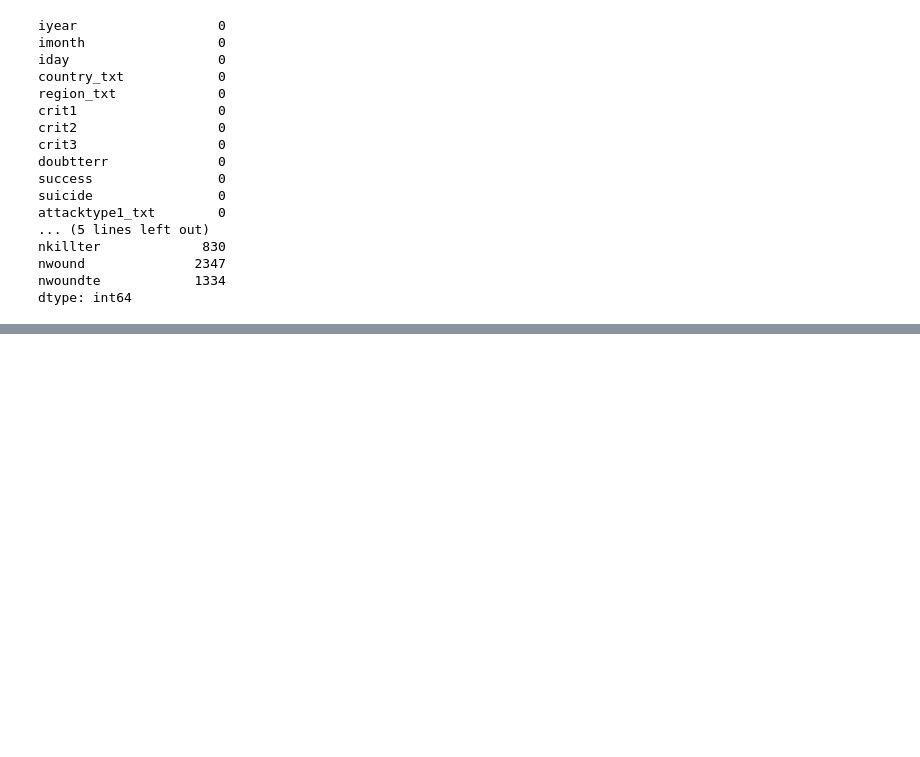
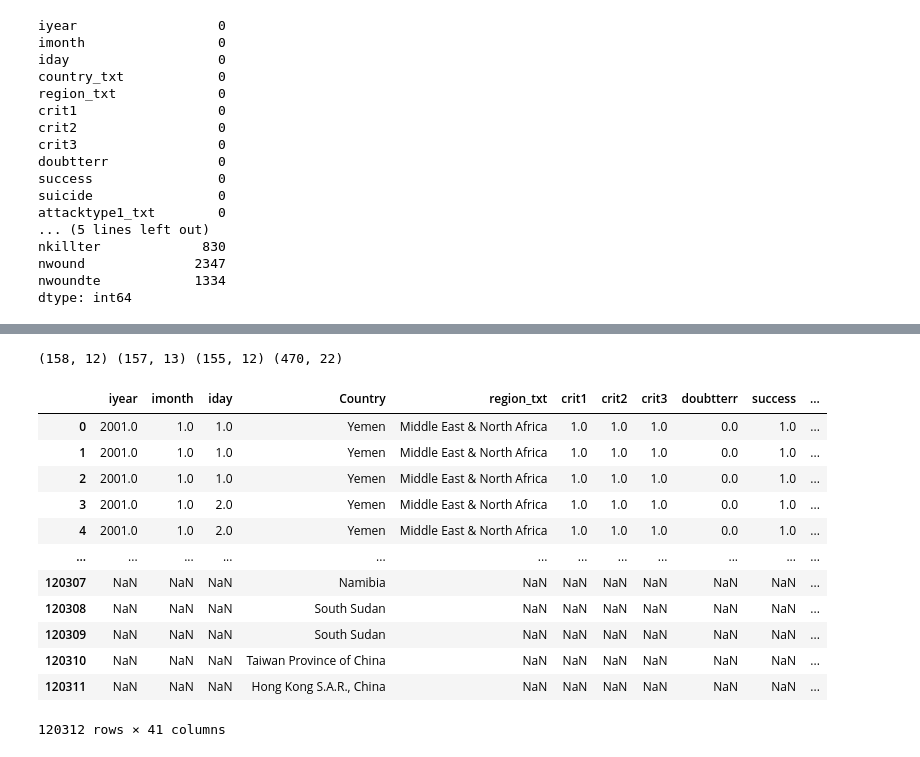
Before and after one commit to aghapygad336/MENA, a Jupyter notebook: MENA.ipynb, the cells around one changed output, grey strips where cells are left out. Drawn from its saved outputs; the diff is of its cells as text; code cells hidden in the pictures; blank space fills up the shorter version.

Commit message:
merging data frames

```diff
--- a/MENA.ipynb
+++ b/MENA.ipynb
@@ -281,3 +281,7 @@ nkillter             830
 nwound              2347
 nwoundte            1334
 dtype: int64
+# %%
+happiness_data = data2015.append([data2016,data2017])
+happiness_data.head()
+data.rename(columns={'country_txt':'Country'},inplace=True)
@@ -283,0 +296,21 @@ dtype: int64
+# %%
+print(data2015.shape,data2016.shape,data2017.shape,happiness_data.shape)
+# %% [output]
+(158, 12) (157, 13) (155, 12) (470, 22)
+# %%
+data = pd.merge(data, happiness_data, on='Country', how='outer')
+data
+# %% [output]
+|  | iyear | imonth | iday | Country | region_txt | crit1 | crit2 | crit3 | doubtterr | success | ... |
+| 0 | 2001.0 | 1.0 | 1.0 | Yemen | Middle East & North Africa | 1.0 | 1.0 | 1.0 | 0.0 | 1.0 | ... |
+| 1 | 2001.0 | 1.0 | 1.0 | Yemen | Middle East & North Africa | 1.0 | 1.0 | 1.0 | 0.0 | 1.0 | ... |
+| 2 | 2001.0 | 1.0 | 1.0 | Yemen | Middle East & North Africa | 1.0 | 1.0 | 1.0 | 0.0 | 1.0 | ... |
+| 3 | 2001.0 | 1.0 | 2.0 | Yemen | Middle East & North Africa | 1.0 | 1.0 | 1.0 | 0.0 | 1.0 | ... |
+| 4 | 2001.0 | 1.0 | 2.0 | Yemen | Middle East & North Africa | 1.0 | 1.0 | 1.0 | 0.0 | 1.0 | ... |
+| ... | ... | ... | ... | ... | ... | ... | ... | ... | ... | ... | ... |
+| 120307 | NaN | NaN | NaN | Namibia | NaN | NaN | NaN | NaN | NaN | NaN | ... |
+| 120308 | NaN | NaN | NaN | South Sudan | NaN | NaN | NaN | NaN | NaN | NaN | ... |
+| 120309 | NaN | NaN | NaN | South Sudan | NaN | NaN | NaN | NaN | NaN | NaN | ... |
+| 120310 | NaN | NaN | NaN | Taiwan Province of China | NaN | NaN | NaN | NaN | NaN | NaN | ... |
+| 120311 | NaN | NaN | NaN | Hong Kong S.A.R., China | NaN | NaN | NaN | NaN | NaN | NaN | ... |
+120312 rows × 41 columns
```
Also changed, not shown: parts of 3 cells of this notebook.
